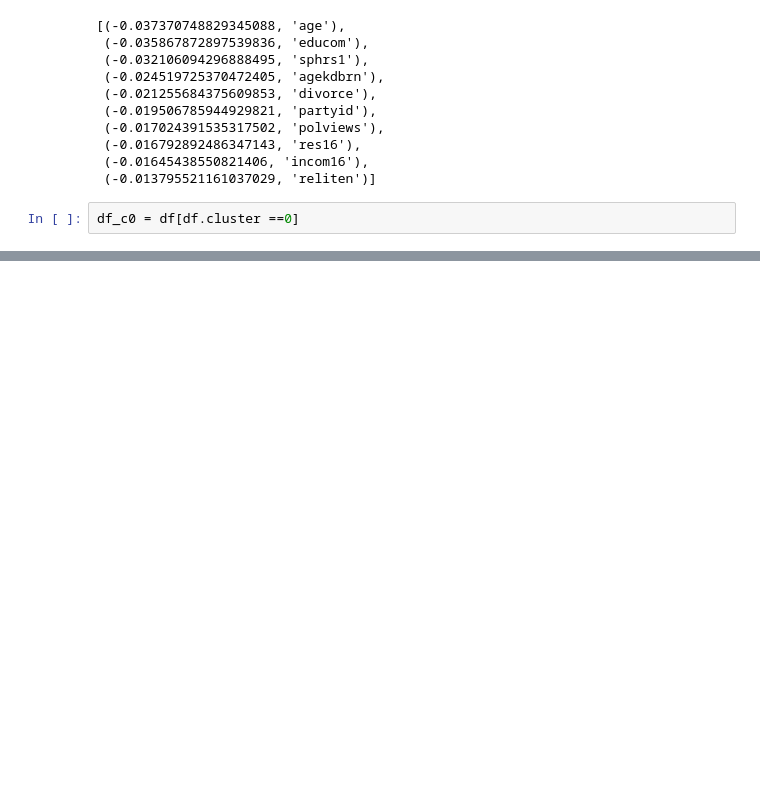
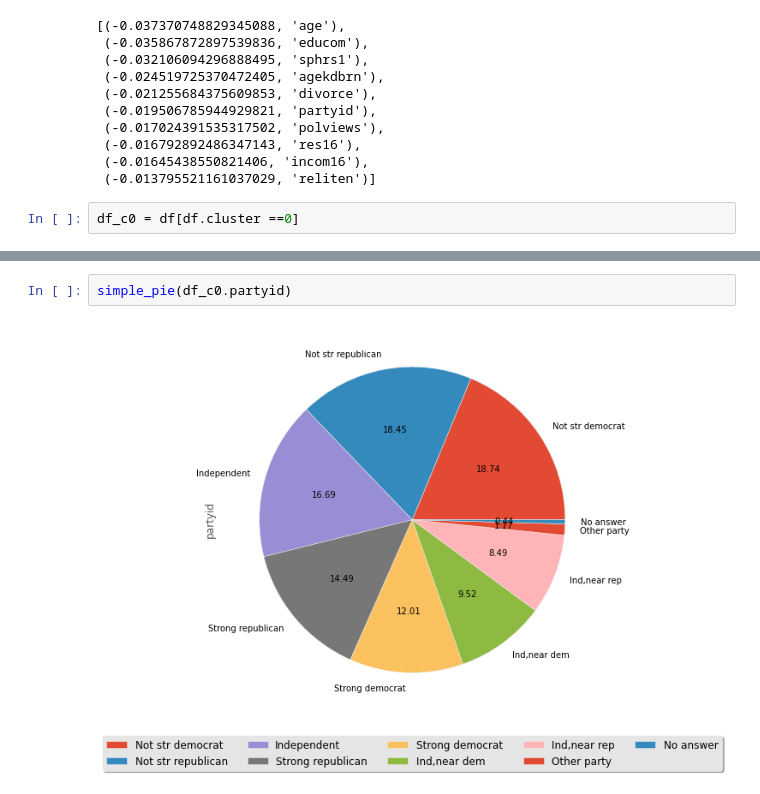
Before and after one commit to banjopickin/women_workforce, a Jupyter notebook: FC_analysis.ipynb, the cells around one changed output, grey strips where cells are left out. Drawn from its saved outputs; the diff is of its cells as text; blank space fills up the shorter version.

```diff
--- a/FC_analysis.ipynb
+++ b/FC_analysis.ipynb
@@ -102,0 +113,4 @@ Name: res16, dtype: int64
+# %%
+simple_pie(df_c0.partyid)
+# %% [output]
+[figure, added]
```
Also changed, not shown: parts of 15 cells of this notebook, 3 other files.
